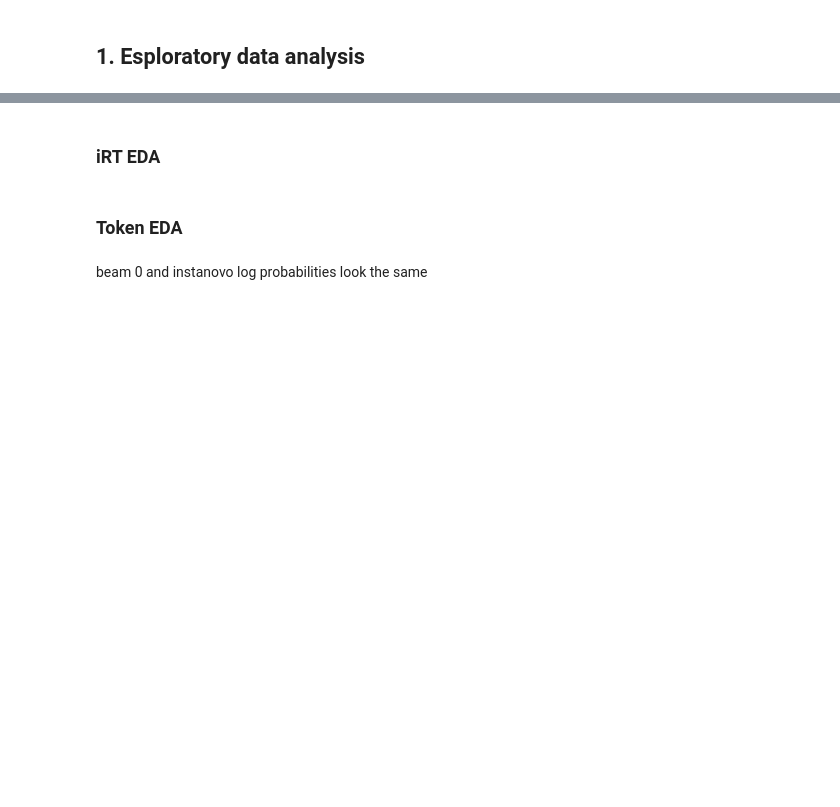
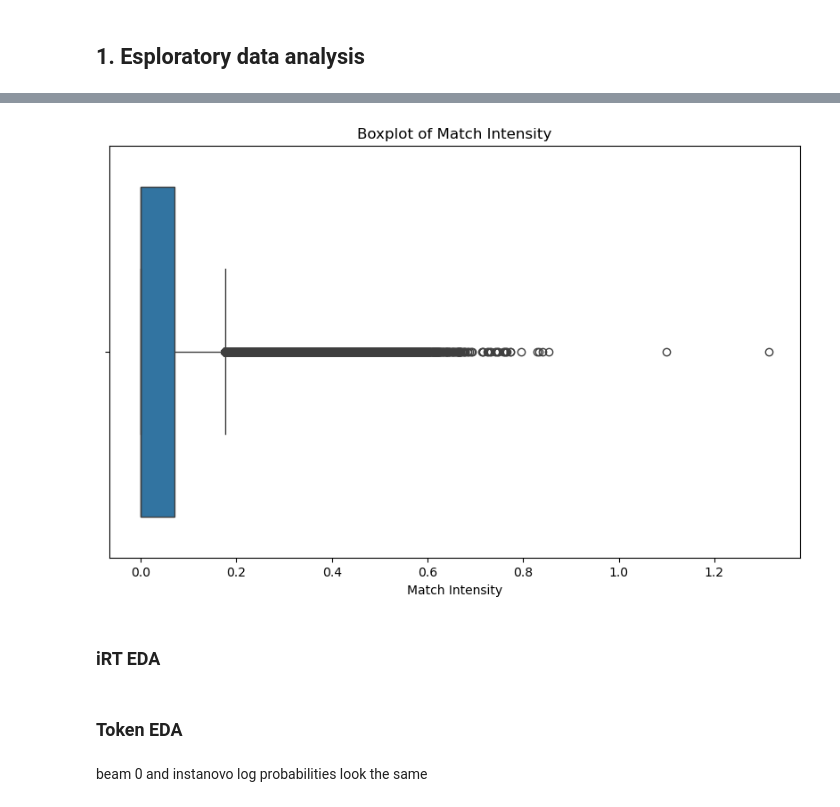
Before and after one commit to Multiomics-Analytics-Group/InstaNexus, a Jupyter notebook: docs/source/tutorials/examples/workflow.ipynb, the cells around one changed output, grey strips where cells are left out. Drawn from its saved outputs; the diff is of its cells as text; code cells hidden in the pictures; blank space fills up the shorter version.

```diff
--- a/docs/source/tutorials/examples/workflow.ipynb
+++ b/docs/source/tutorials/examples/workflow.ipynb
@@ -133,3 +176,12 @@ original_data.columns
+# %%
+# show me max and min of the 'ion_match_intensity' column using matplotlib and seaborn
+plt.figure(figsize=(10, 6))
+sns.boxplot(x=original_data['ion_match_intensity'])
+plt.title('Boxplot of Match Intensity')
+plt.xlabel('Match Intensity')
+plt.show()
+# %% [output]
+[figure, added]
 # %% [markdown]
 ### iRT EDA
 # %%
```
Also changed, not shown: parts of 8 cells of this notebook.
